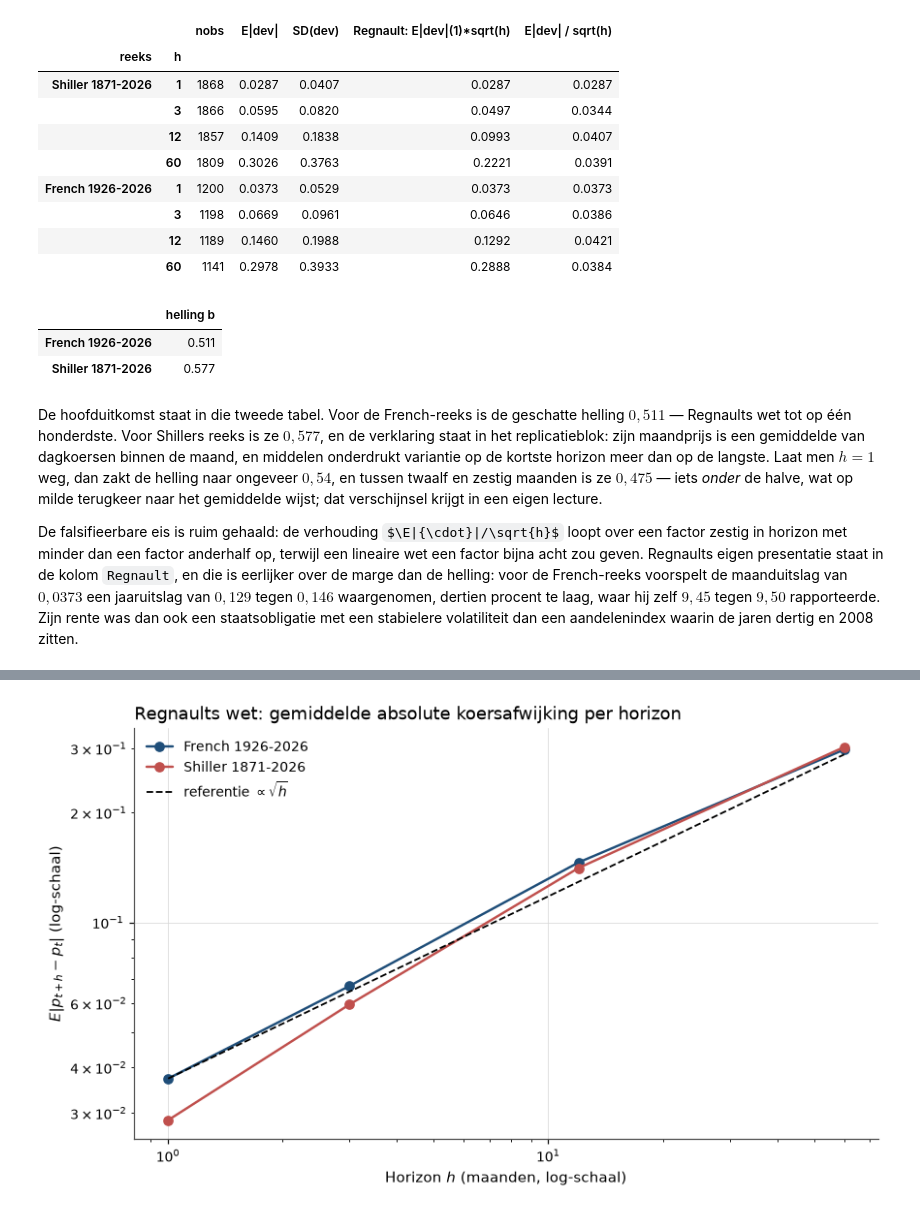
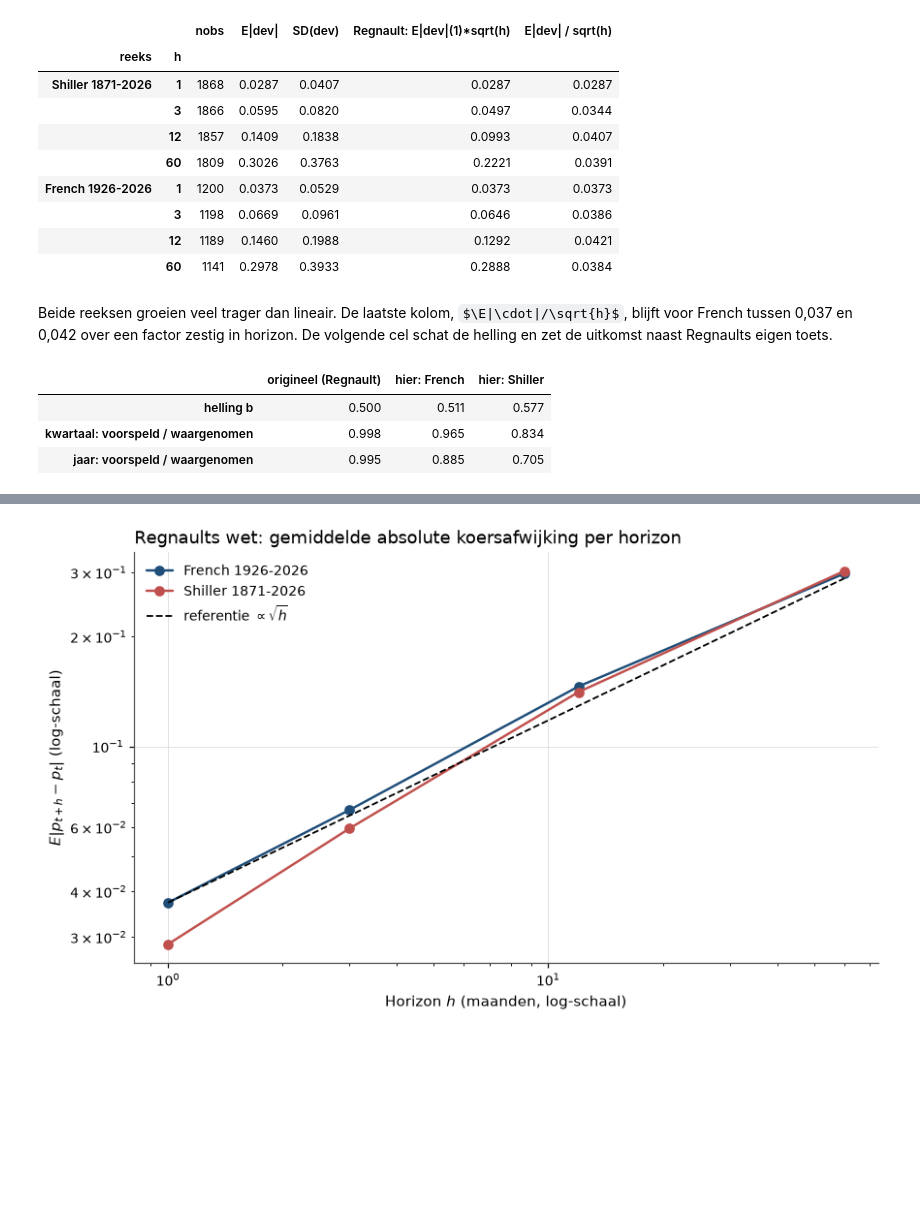
Before and after one commit to MaartenN14/history-asset-pricing, a Jupyter notebook: lectures/01_02_bachelier.ipynb, the cells around one changed output, grey strips where cells are left out. Cells and saved outputs as stored; diff of their text form; code cells hidden in the pictures; some formulas as TeX source; blank space fills up the shorter version.

```diff
--- a/lectures/01_02_bachelier.ipynb
+++ b/lectures/01_02_bachelier.ipynb
@@ -886,33 +1100,40 @@ regnault.round(4)
 |  | 3 | 1198 | 0.0669 | 0.0961 | 0.0646 | 0.0386 |
 |  | 12 | 1189 | 0.1460 | 0.1988 | 0.1292 | 0.0421 |
 |  | 60 | 1141 | 0.2978 | 0.3933 | 0.2888 | 0.0384 |
-# %%
-slopes = {
-    name: np.polyfit(np.log(block.index.get_level_values("h")),
-                     np.log(block["E|dev|"]), 1)[0]
-    for name, block in regnault.groupby(level="reeks")
-}
-pd.DataFrame({"helling b": slopes}).round(3)
-# %% [output]
-|  | helling b |
-| French 1926-2026 | 0.511 |
-| Shiller 1871-2026 | 0.577 |
-# %% [markdown]
-De hoofduitkomst staat in die tweede tabel. Voor de French-reeks is de geschatte
-helling $0{,}511$ — Regnaults wet tot op één honderdste. Voor Shillers reeks is ze
-$0{,}577$, en de verklaring staat in het replicatieblok: zijn maandprijs is een
-gemiddelde van dagkoersen binnen de maand, en middelen onderdrukt variantie op de
-kortste horizon meer dan op de langste. Laat men $h = 1$ weg, dan zakt de helling
-naar ongeveer $0{,}54$, en tussen twaalf en zestig maanden is ze $0{,}475$ — iets
-*onder* de halve, wat op milde terugkeer naar het gemiddelde wijst; dat
-verschijnsel krijgt in [](#04-20-voorspelbaarheid) een eigen lecture.
-
-De falsifieerbare eis is ruim gehaald: de verhouding $\E|{\cdot}|/\sqrt{h}$ loopt
-over een factor zestig in horizon met minder dan een factor anderhalf op, terwijl
-een lineaire wet een factor bijna acht zou geven. Regnaults eigen presentatie
-staat in de kolom `Regnault`, en die is eerlijker over de marge dan de helling:
-voor de French-reeks voorspelt de maanduitslag van $0{,}0373$ een jaaruitslag van
-$0{,}129$ tegen $0{,}146$ waargenomen, dertien procent te laag, waar hij zelf
-$9{,}45$ tegen $9{,}50$ rapporteerde. Zijn rente was dan ook een staatsobligatie
-met een stabielere volatiliteit dan een aandelenindex waarin de jaren dertig en
-2008 zitten.
+# %% [markdown]
+Beide reeksen groeien veel trager dan lineair. De laatste kolom,
+$\E|\cdot|/\sqrt{h}$, blijft voor French tussen 0,037 en 0,042 over een factor
+zestig in horizon. De volgende cel schat de helling en zet de uitkomst naast
+Regnaults eigen toets.
+# %%
+slopes = {}
+for name, block in regnault.groupby(level="reeks"):
+    log_h = np.log(block.index.get_level_values("h"))
+    slopes[name] = np.polyfit(log_h, np.log(block["E|dev|"]), 1)[0]
+
+
+def predicted_over_observed(block, h):
+    """One-month deviation times sqrt(h) (Regnault), divided by the observed one."""
+    return block.loc[h, "Regnault: E|dev|(1)*sqrt(h)"] / block.loc[h, "E|dev|"]
+
+
+french_block = regnault.loc["French 1926-2026"]
+shiller_block = regnault.loc["Shiller 1871-2026"]
+pd.DataFrame(
+    {
+        "origineel (Regnault)": [0.5, 4.73 / 4.74, 9.45 / 9.50],
+        "hier: French": [slopes["French 1926-2026"],
+                         predicted_over_observed(french_block, 3),
+                         predicted_over_observed(french_block, 12)],
+        "hier: Shiller": [slopes["Shiller 1871-2026"],
+                          predicted_over_observed(shiller_block, 3),
+                          predicted_over_observed(shiller_block, 12)],
+    },
+    index=["helling b", "kwartaal: voorspeld / waargenomen",
+           "jaar: voorspeld / waargenomen"],
+).round(3)
+# %% [output]
+|  | origineel (Regnault) | hier: French | hier: Shiller |
+| helling b | 0.500 | 0.511 | 0.577 |
+| kwartaal: voorspeld / waargenomen | 0.998 | 0.965 | 0.834 |
+| jaar: voorspeld / waargenomen | 0.995 | 0.885 | 0.705 |
```
Also changed, not shown: parts of 41 cells of this notebook, 4 other files.
